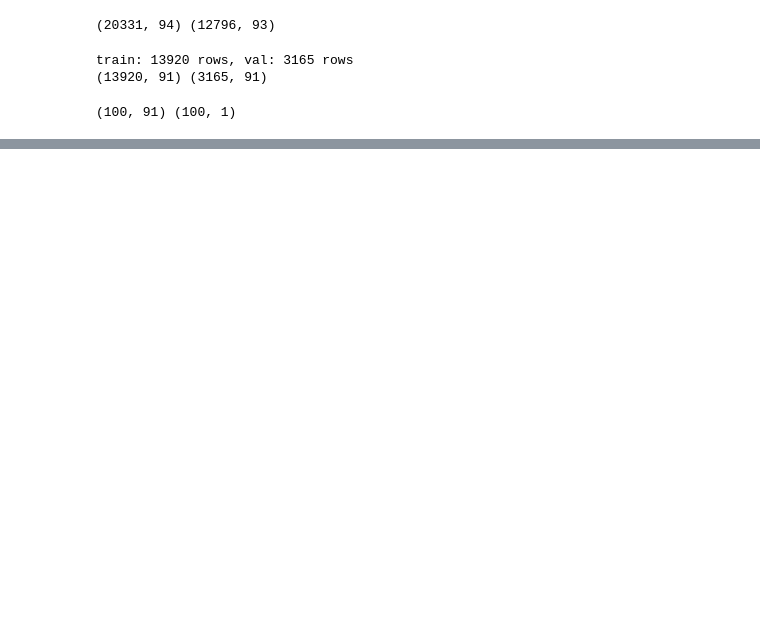
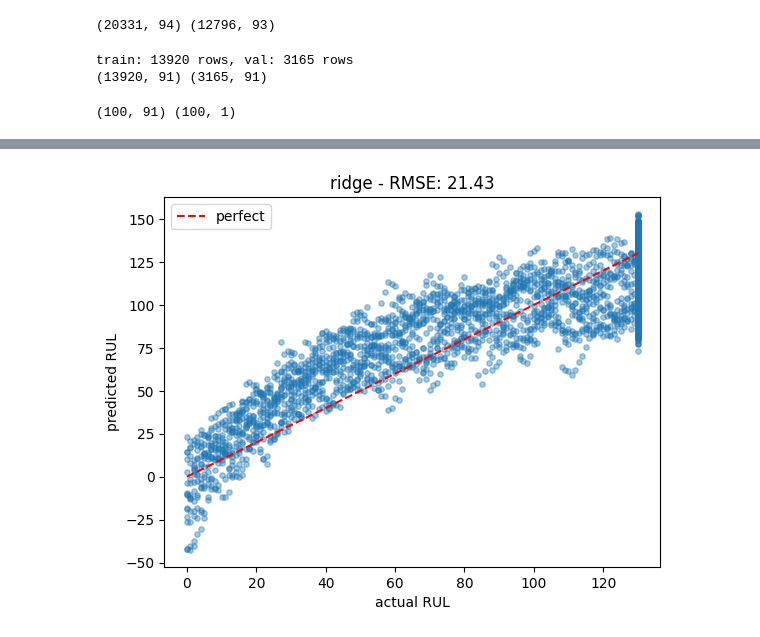
Before and after one commit to lohitharasakonda/engine-rul-predictor, a Jupyter notebook: notebooks/model.ipynb, the cells around one changed output, grey strips where cells are left out. Drawn from its saved outputs; the diff is of its cells as text; code cells hidden in the pictures; blank space fills up the shorter version.

```diff
--- a/notebooks/model.ipynb
+++ b/notebooks/model.ipynb
@@ -53,0 +113,10 @@ print(X_test_last.shape, rul_test.shape)
+# %%
+plt.scatter(y_val, y_pred_ridge, alpha=0.4, s=15)
+plt.plot([0, 130], [0, 130], 'r--', label='perfect')
+plt.title(f'ridge - RMSE: {ridge_rmse:.2f}')
+plt.xlabel('actual RUL')
+plt.ylabel('predicted RUL')
+plt.legend()
+plt.show()
+# %% [output]
+[figure, added]
```
Also changed, not shown: parts of 5 cells of this notebook.
